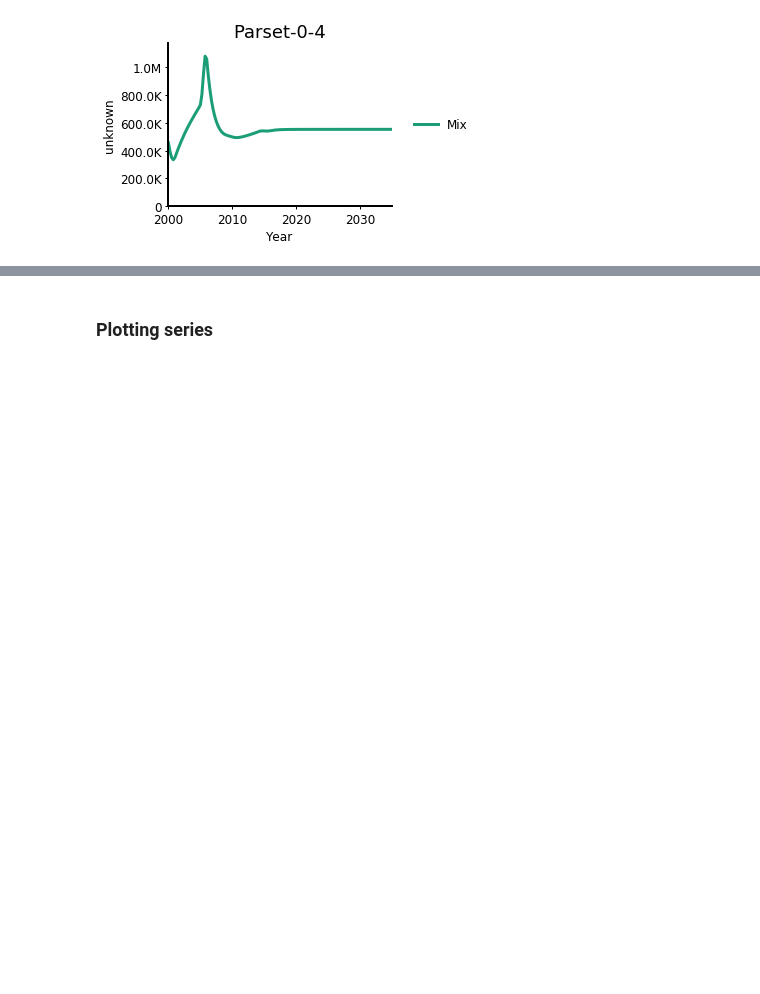
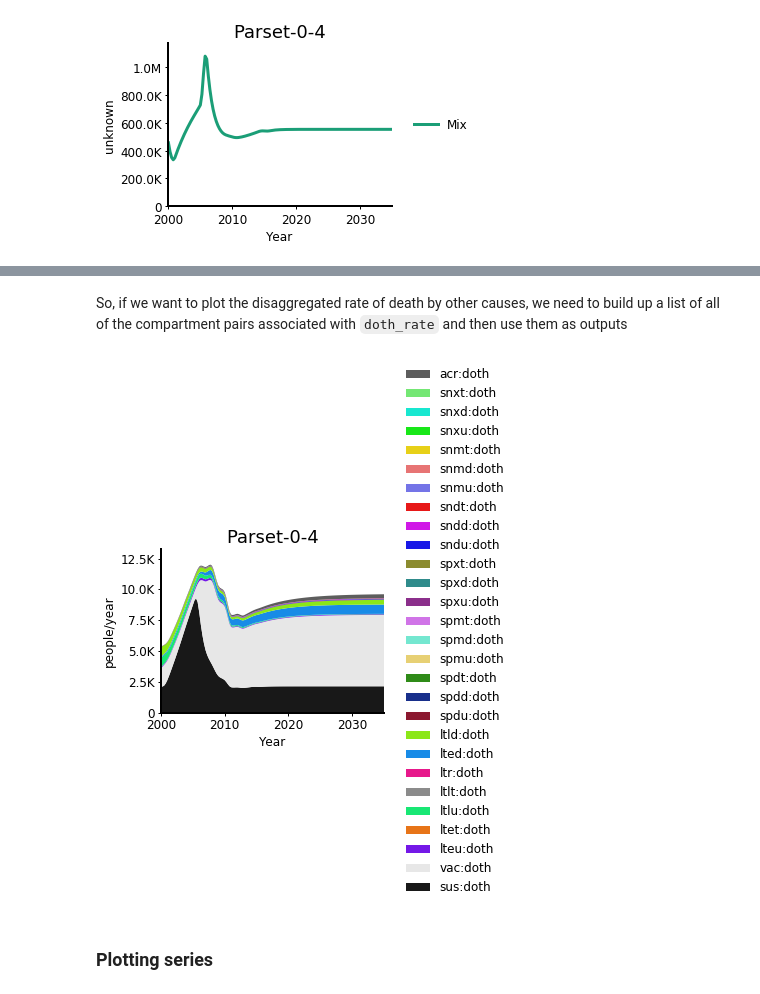
Before and after one commit to optimamodel/optima-tb, a Jupyter notebook: doc/plotting2.ipynb, the cells around one changed output, grey strips where cells are left out. Drawn from its saved outputs; the diff is of its cells as text; code cells hidden in the pictures; blank space fills up the shorter version.

```diff
--- a/doc/plotting2.ipynb
+++ b/doc/plotting2.ipynb
@@ -317,3 +363,12 @@ figs = oplt2.plotSeries(d)
+# %% [markdown]
+So, if we want to plot the disaggregated rate of death by other causes, we need to build up a list of all of the compartment pairs associated with `doth_rate` and then use them as outputs
+# %%
+par = par_results.model.pops[0].getPar('doth_rate') # Get the parameter
+links = ['%s:%s' % (link.source.label,link.dest.label) for link in par.links] # source:dest strings for all associated links
+d = oplt2.PlotData(par_results,pops='0-4',outputs=links)
+figs = oplt2.plotSeries(d,plot_type='stacked');
+# %% [output]
+[figure, added]
 # %% [markdown]
 ### Plotting series
 # %% [markdown]
```
Also changed, not shown: parts of 19 cells of this notebook, 2 other files.
